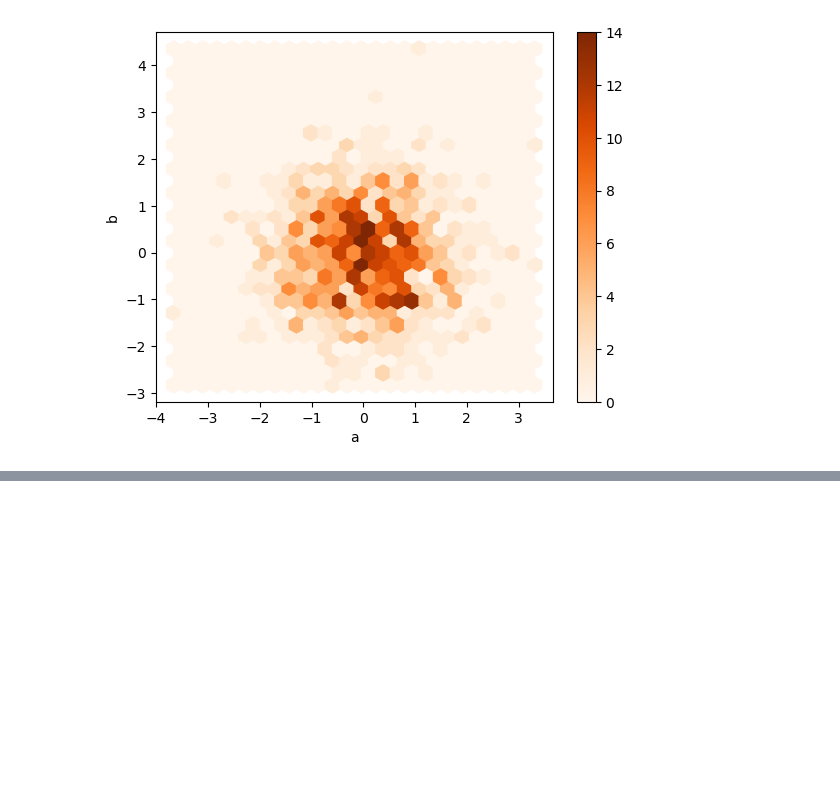
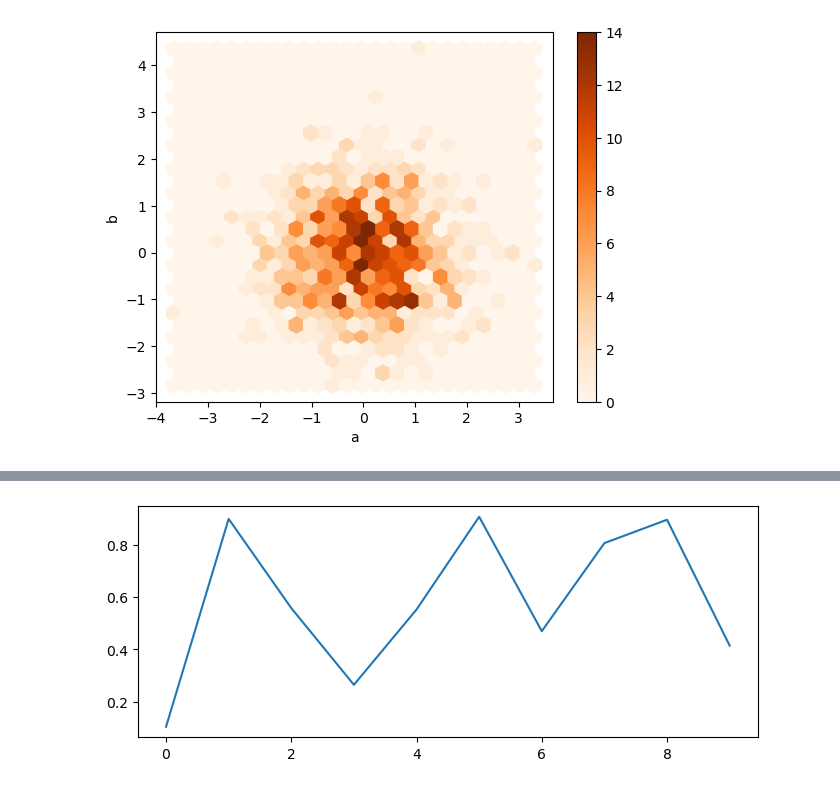
Before and after one commit to zapulam/PythonDataTips, a Jupyter notebook: pandas_data_viz.ipynb, the cells around one changed output, grey strips where cells are left out. Saved outputs shown, nothing was run; the diff lists cells and outputs as text; code cells hidden in the pictures; blank space fills up the shorter version.

```diff
--- a/pandas_data_viz.ipynb
+++ b/pandas_data_viz.ipynb
@@ -225,0 +231,5 @@ df.plot.hexbin(x='a',y='b',gridsize=25,cmap='Oranges');
+# %%
+import pandas as pd
+%matplotlib inline
+
+df2 = pd.read_csv('data/df2.csv')
@@ -225,0 +239,5 @@ df.plot.hexbin(x='a',y='b',gridsize=25,cmap='Oranges');
+# %%
+# START WITH A SIMPLE LINE PLOT
+df2['c'].plot(figsize=(8,3));
+# %% [output]
+[figure, added]
```
Also changed, not shown: parts of 20 cells of this notebook, 1 other file.
